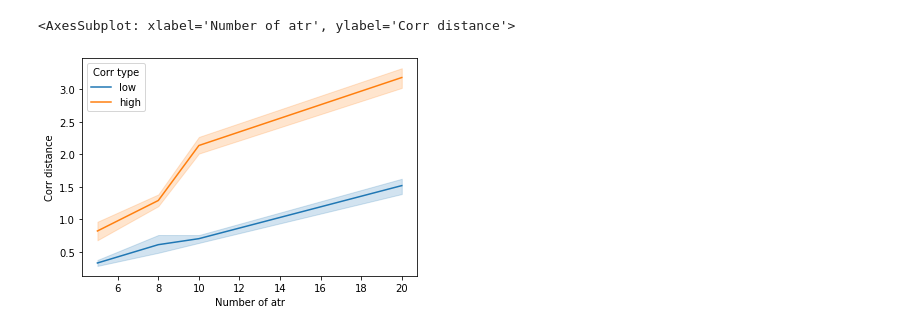
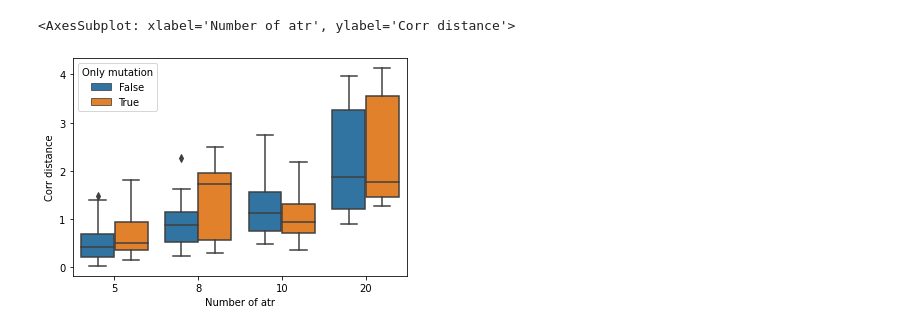
Before and after one commit to aimclub/GOLEM, a Jupyter notebook: examples/BN_generator_learning/result_analysis.ipynb, the cells around one changed output. Cells and saved outputs as stored; diff of their text form; code cells hidden in the pictures.

```diff
--- a/examples/BN_generator_learning/result_analysis.ipynb
+++ b/examples/BN_generator_learning/result_analysis.ipynb
@@ -32,7 +37,13 @@ for i in data.index:
 # %%
-for i in data.index:
-    origin_corr = ast.literal_eval(data.loc[i,'Target correlation'])
-    if origin_corr[0] < 0.5:
-        data.loc[i, 'Corr type'] = 'low'
-    else:
-        data.loc[i, 'Corr type'] = 'high'
+for i in data2.index:
+    origin_corr = ast.literal_eval(data2.loc[i,'Target correlation'])
+    calculated_corr = ast.literal_eval(data2.loc[i,'Calculated_corr'])
+    data2.loc[i, 'Corr distance'] = distance.euclidean(origin_corr, calculated_corr)
+# %%
+data1['Only mutation'] = ['False']*data1.shape[0]
+# %%
+data2['Only mutation'] = ['True']*data2.shape[0]
+# %%
+final_df = pd.concat([data1, data2])
+final_df.reset_index(inplace=True, drop=True)
+final_df
@@ -39,5 +69,5 @@ for i in data.index:
 # %%
-sns.lineplot(x='Number of atr', y='Corr distance', hue='Corr type', data=data)
+sns.boxplot(x='Number of atr', y='Corr distance', hue='Only mutation', data=final_df)
 # %% [output]
 <AxesSubplot: xlabel='Number of atr', ylabel='Corr distance'>
-[figure, old version]
+[figure, new version]
```
Also changed, not shown: parts of 11 cells of this notebook, 7 other files.
